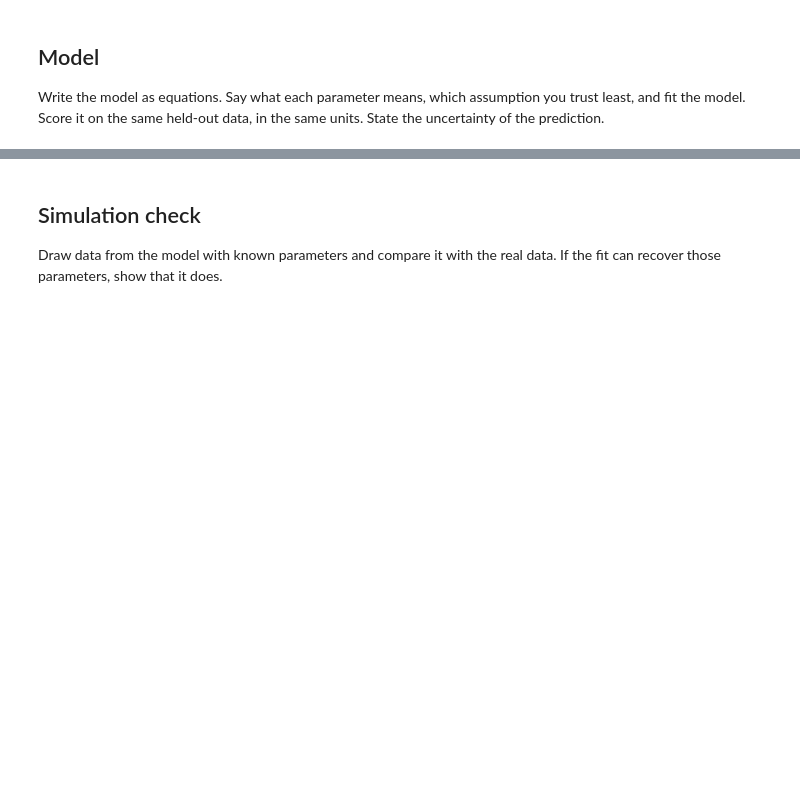
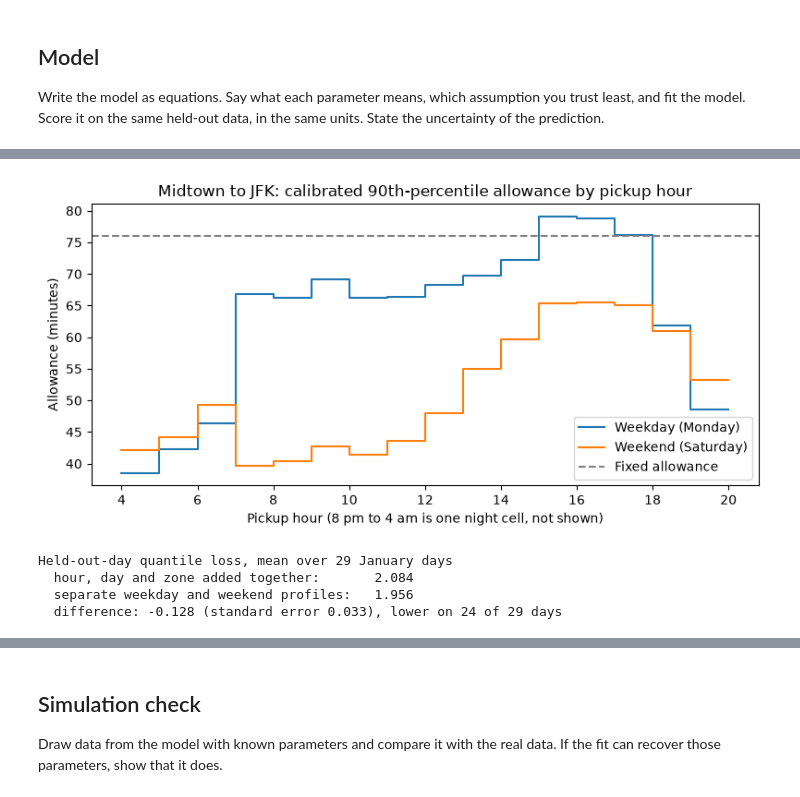
Before and after one commit to ponyta3/aii600-final-project, a Jupyter notebook: analysis.ipynb, the cells around one changed output, grey strips where cells are left out. Saved outputs shown, nothing was run; the diff lists cells and outputs as text; code cells hidden in the pictures; blank space fills up the shorter version.

```diff
--- a/analysis.ipynb
+++ b/analysis.ipynb
@@ -386,0 +408,28 @@ Write the model as equations. Say what each parameter means, which assumption yo
+# %%
+# Quantile regression: fit January, calibrate February; do not read March outcomes here.
+import evaluation
+import model
+
+jan_fit = trips.loc[(trips["split"] == "fit") & (~trips["flagged_day"])]
+feb_cal = trips.loc[(trips["split"] == "calibrate") & (~trips["flagged_day"])]
+
+qr_params = model.fit(jan_fit)
+qr_offset, qr_feb_allowance = model.calibrate(qr_params, feb_cal)
+qr_feb_raw = model.predict(qr_params, feb_cal)
+
+print(f"January fit: {len(jan_fit):,} trips, {len(qr_params)} coefficients")
+print(f"Smallest cell: {int(model.design(jan_fit).iloc[:, :34].sum().min())} January trips")
+print(f"January coverage (in sample): {scoring.coverage(jan_fit['duration_minutes'], model.predict(qr_params, jan_fit)):.3f}")
+print(f"February coverage before offset: {scoring.coverage(feb_cal['duration_minutes'], qr_feb_raw):.3f}")
+print(f"February offset: {qr_offset:+.2f} minutes")
+print(f"February coverage after offset: {scoring.coverage(feb_cal['duration_minutes'], qr_feb_allowance):.3f}")
+print(f"Calibrated February allowances: {qr_feb_allowance.min():.1f} to {qr_feb_allowance.max():.1f} minutes")
+print("February quantile loss (calibration month, not a test): "
+      f"quantile regression {scoring.quantile_loss(feb_cal['duration_minutes'], qr_feb_allowance):.3f}, "
+      f"fixed allowance {scoring.quantile_loss(feb_cal['duration_minutes'], fixed_allowance):.3f}")
+
+profile = pd.DataFrame(
+    {w: [qr_params[f"{w}_{c}"] for c in model.CELLS] for w in ("weekday", "weekend")}, index=model.CELLS
+)
+display(profile.round(1).T)
+display(qr_params.iloc[34:].round(1).to_frame("minutes added").T)
@@ -386,0 +450,34 @@ Write the model as equations. Say what each parameter means, which assumption yo
+# %%
+# The frozen allowances by pickup hour: Monday and Saturday from zone 161, against the fixed allowance.
+hours = [f"{h:02d}" for h in range(4, 20)]
+fig, ax = plt.subplots(figsize=(8, 4))
+for w, label in (("weekday", "Weekday (Monday)"), ("weekend", "Weekend (Saturday)")):
+    ax.step(range(4, 21), list(profile.loc[hours, w] + qr_offset) + [profile.loc["19", w] + qr_offset],
+            where="post", label=label)
+ax.axhline(fixed_allowance, color="gray", linestyle="--", label="Fixed allowance")
+ax.set_xticks(range(4, 21, 2))
+ax.set_xlabel("Pickup hour (8 pm to 4 am is one night cell, not shown)")
+ax.set_ylabel("Allowance (minutes)")
+ax.set_title("Midtown to JFK: calibrated 90th-percentile allowance by pickup hour")
+ax.legend()
+fig.tight_layout()
+fig.savefig("fig/model_hour_profile.png", dpi=150)
+plt.show()
+# %% [output]
+[figure, added]
+# %%
+# Structure check on January only: hold out one day at a time, fit on the other days, score the held-out day.
+loo_both = model.leave_one_day_out(jan_fit)
+loo_main = model.leave_one_day_out(jan_fit, by_day_type=False)
+loo_diff = loo_both - loo_main
+
+print(f"Held-out-day quantile loss, mean over {len(loo_both)} January days")
+print(f"  hour, day and zone added together:       {loo_main.mean():.3f}")
+print(f"  separate weekday and weekend profiles:   {loo_both.mean():.3f}")
+print(f"  difference: {loo_diff.mean():+.3f} (standard error {loo_diff.sem():.3f}), "
+      f"lower on {int((loo_diff < 0).sum())} of {len(loo_diff)} days")
+# %% [output]
+Held-out-day quantile loss, mean over 29 January days
+  hour, day and zone added together:       2.084
+  separate weekday and weekend profiles:   1.956
+  difference: -0.128 (standard error 0.033), lower on 24 of 29 days
```
Also changed, not shown: parts of 5 cells of this notebook, 7 other files.
